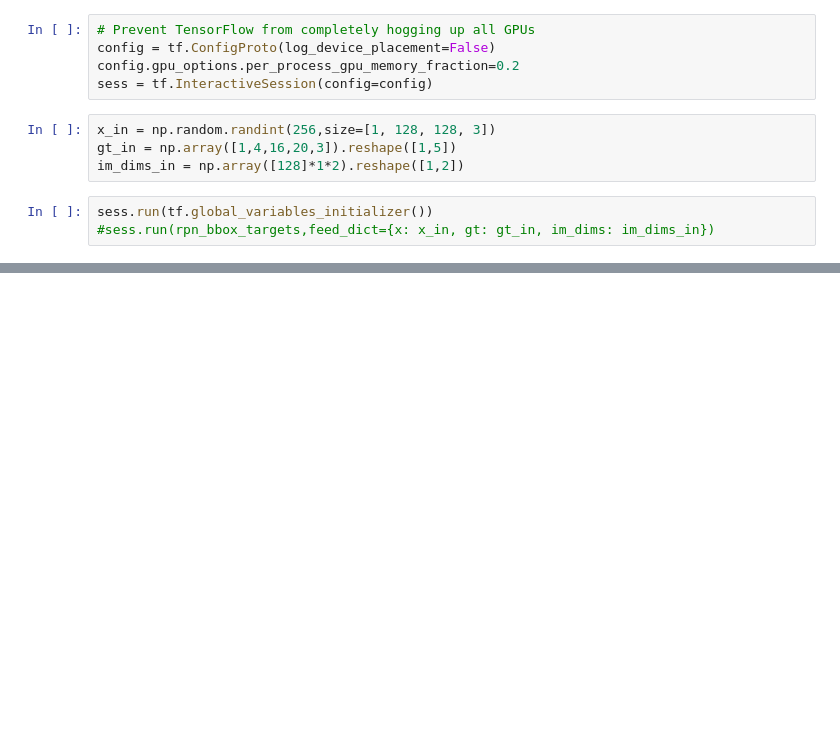
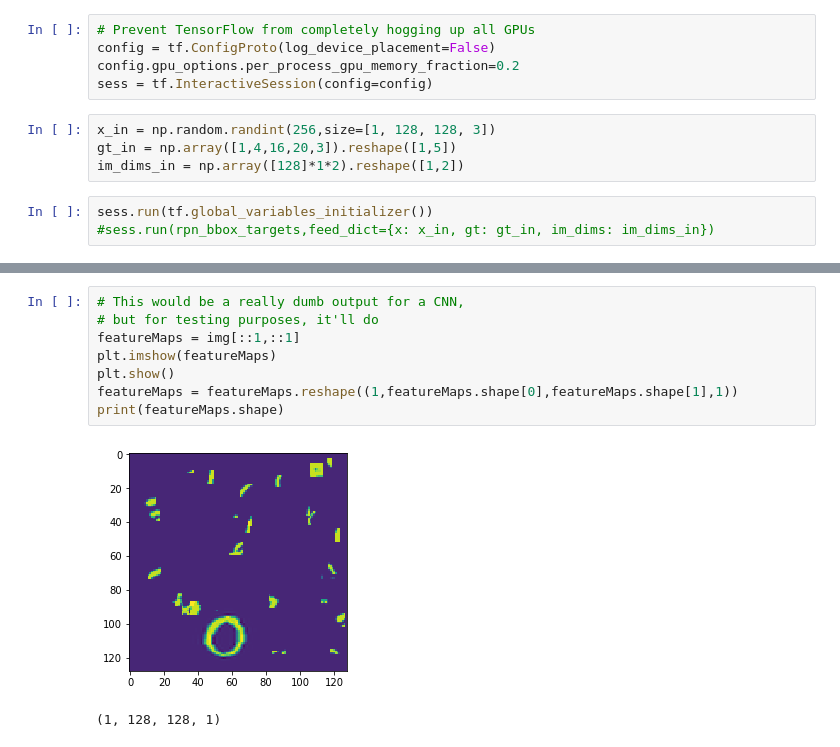
Before and after one commit to kevinjliang/tf-Faster-RCNN, a Jupyter notebook: Development/test_faster_rcnn_networks.ipynb, the cells around one changed output, grey strips where cells are left out. Saved outputs shown, nothing was run; the diff lists cells and outputs as text; blank space fills up the shorter version.

```diff
--- a/Development/test_faster_rcnn_networks.ipynb
+++ b/Development/test_faster_rcnn_networks.ipynb
@@ -187,0 +249,11 @@ sess.run(tf.global_variables_initializer())
+# %%
+# This would be a really dumb output for a CNN,
+# but for testing purposes, it'll do
+featureMaps = img[::1,::1]
+plt.imshow(featureMaps)
+plt.show()
+featureMaps = featureMaps.reshape((1,featureMaps.shape[0],featureMaps.shape[1],1))
+print(featureMaps.shape)
+# %% [output]
+[figure, added]
+(1, 128, 128, 1)
```
Also changed, not shown: parts of 17 cells of this notebook, 3 other files.
